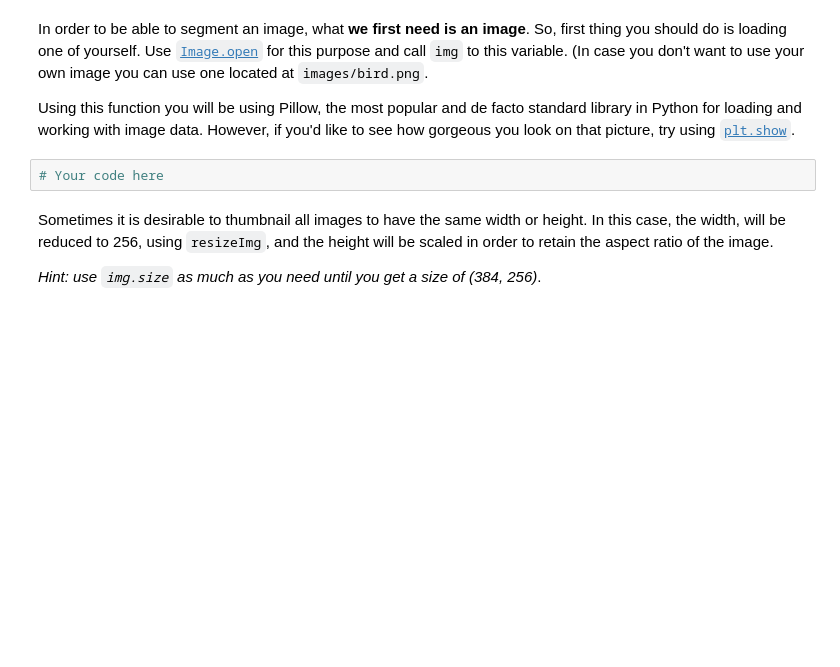
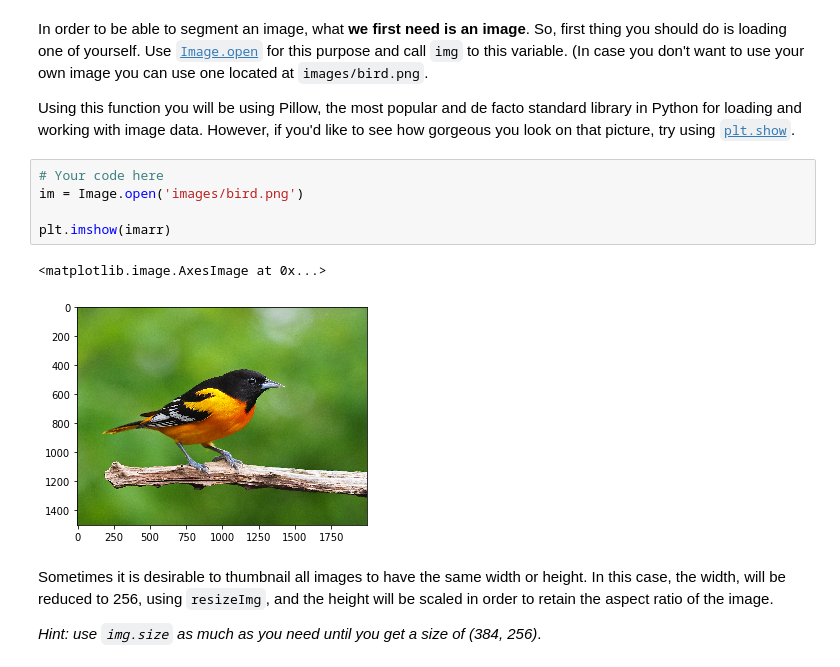
Before and after one commit to blancalluch/ImageSegmentation, a Jupyter notebook: main.ipynb, the cells around one changed output. Drawn from its saved outputs; the diff is of its cells as text; blank space fills up the shorter version.

```diff
--- a/main.ipynb
+++ b/main.ipynb
@@ -45,6 +53,12 @@ In order to be able to segment an image, what **we first need is an image**. So,
 Using this function you will be using Pillow, the most popular and de facto standard library in Python for loading and working with image data. However, if you'd like to see how gorgeous you look on that picture, try using [`plt.show`](https://matplotlib.org/api/_as_gen/matplotlib.pyplot.show.html).
 # %%
 # Your code here
+im = Image.open('images/bird.png')
+
+plt.imshow(imarr)
+# %% [output]
+<matplotlib.image.AxesImage at 0x...>
+[figure, added]
 # %% [markdown]
 Sometimes it is desirable to thumbnail all images to have the same width or height. In this case, the width, will be reduced to 256, using `resizeImg`, and the height will be scaled in order to retain the aspect ratio of the image.
 
```
Also changed, not shown: parts of 5 cells of this notebook.
